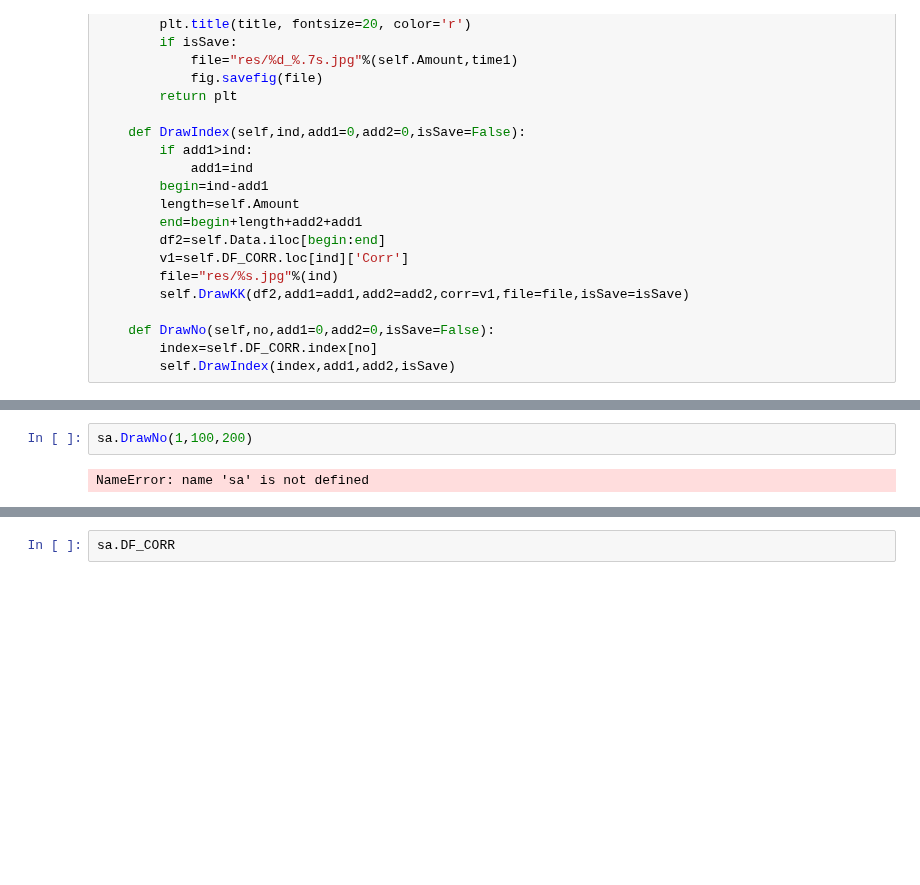
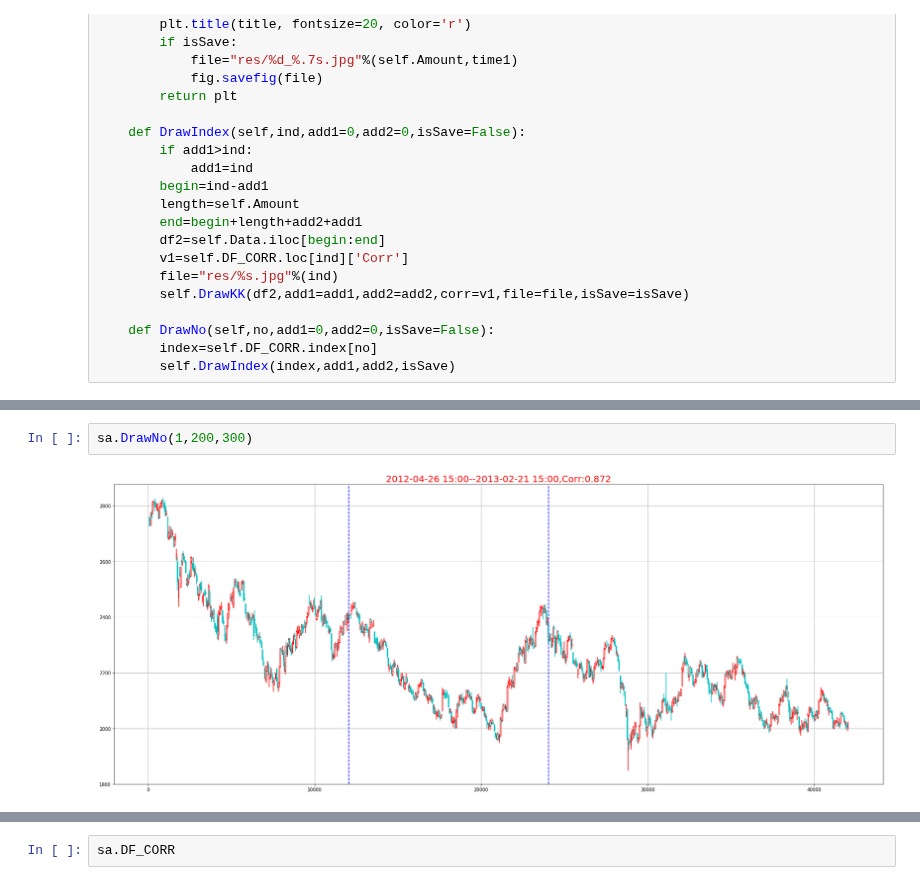
Before and after one commit to che7611/test2, a Jupyter notebook: tdx.ipynb, the cells around one changed output, grey strips where cells are left out. Saved outputs shown, nothing was run; the diff lists cells and outputs as text; blank space fills up the shorter version.

```diff
--- a/tdx.ipynb
+++ b/tdx.ipynb
@@ -443,4 +424,4 @@ NameError: name 'sa' is not defined
 # %%
-sa.DrawNo(1,100,200)
+sa.DrawNo(1,200,300)
 # %% [output]
-NameError: name 'sa' is not defined
+[figure, added]
```
Also changed, not shown: parts of 9 cells of this notebook, 3 other files.
